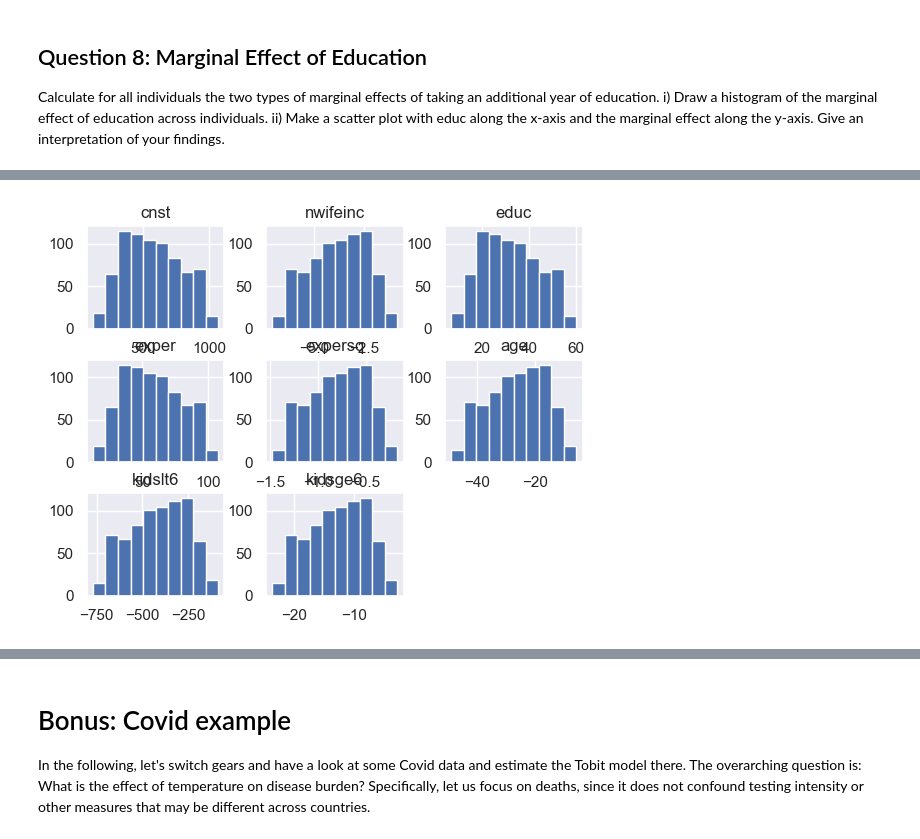
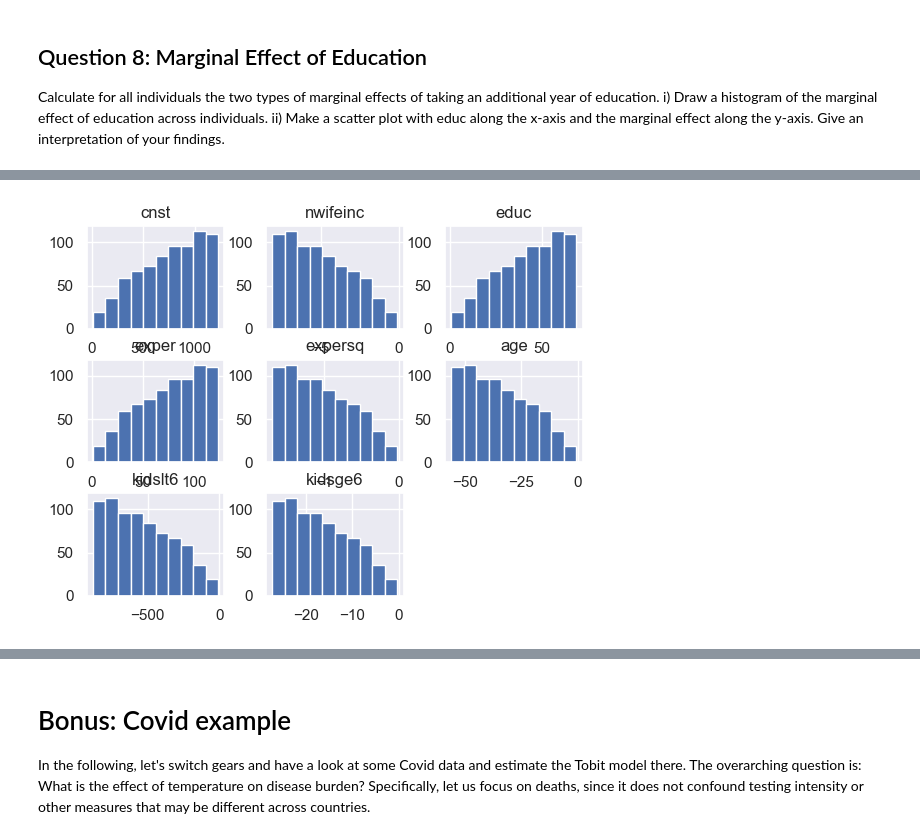
Before and after one commit to vkt823/My-repository, a Jupyter notebook: Problem sets/PS12/ex_ante.ipynb, the cells around one changed output, grey strips where cells are left out. Saved outputs shown, nothing was run; the diff lists cells and outputs as text; code cells hidden in the pictures.

```diff
--- a/Problem sets/PS12/ex_ante.ipynb
+++ b/Problem sets/PS12/ex_ante.ipynb
@@ -176,10 +198,10 @@ Estimate by OLS a regression function of annual hours worked as a function of th
 
 Check that your `tobit.starting_values()` function is getting the correct numbers in creating `theta0`: The first $K=8$ parameters are $\boldsymbol{\beta}$, and the last, 9th coefficient is $\sigma$ (and not $\sigma^2$!).
 # %%
-b = None
-N,K= None
-sig = None
-theta0 = np.append(b, sig) # the structure of theta0
+b = np.linalg.solve(x.T@x, x.T@y)
+N,K= x.shape
+sig = np.dot(y-x@b, y-x@b)/(N-K)
+theta0 = np.append(b, np.sqrt(sig)) # the structure of theta0
 theta0
 # %% [output]
 array([ 1.33048240e+03, -3.44663566e+00,  2.87611247e+01,  6.56725132e+01,
@@ -382,11 +428,14 @@ def marg_effect(x, b, sigma):
     # (you can use np.outer() or regular "*" multiplication, but np.outer() will generalize later)
     # Call this margeff_1
 
+    margeff_1 = np.outer(b, (1-mills_ratio(x@b/sigma)*(x@b/sigma+mills_ratio(x@b/sigma))))
+
 
     # Write up the marginal effect on E(y|x) using eq. (8).
     # Again, you multiply the beta vector on a scalar value.
     # Call this margeff_2
 
+    margeff_2 = np.outer(b,norm.cdf(x@b/sigma))
 
     return margeff_1, margeff_2
 # %%
@@ -432,4 +485,5 @@ me2 = pd.DataFrame(margeff_all_2.T, columns=lblx)
 # %%
 # fill in
+me2.hist();
 # %% [output]
-[figure, old version]
+[figure, new version]
```
Also changed, not shown: parts of 22 cells of this notebook, 21 other files.
